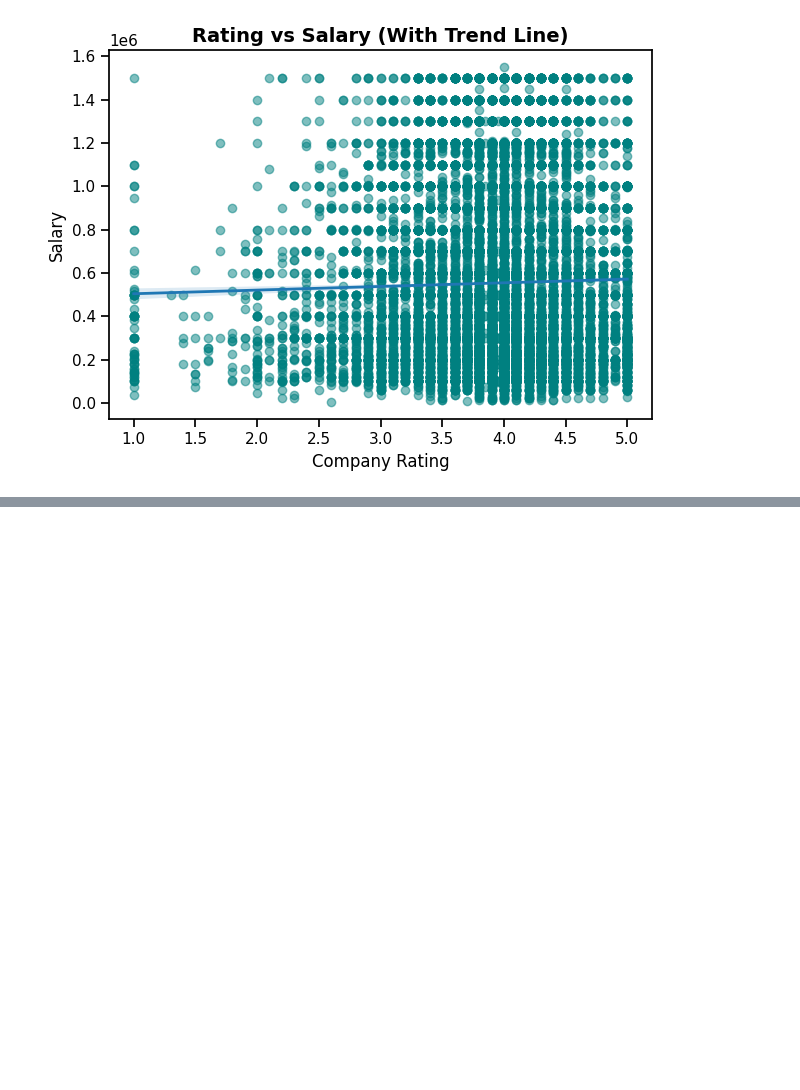
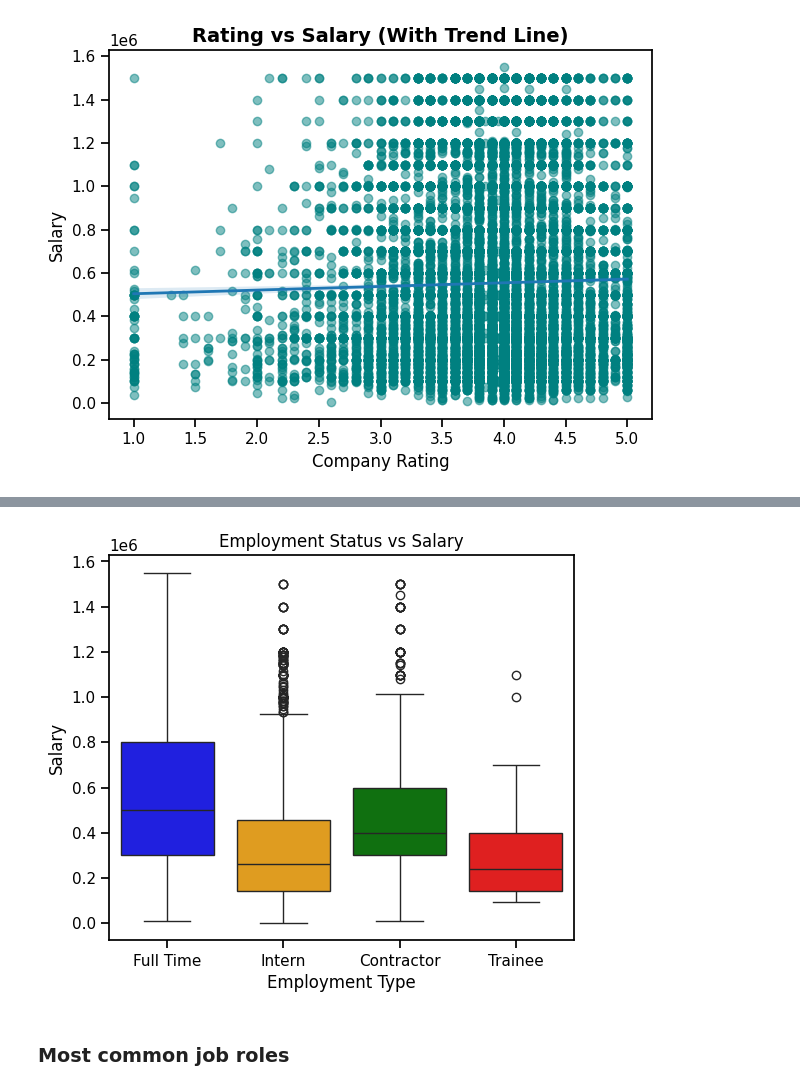
Before and after one commit to shsaniya04/Data-Analysis-with-Python, a Jupyter notebook: 17_DA_Salary_Project.ipynb, the cells around one changed output, grey strips where cells are left out. Cells and saved outputs as stored; diff of their text form; code cells hidden in the pictures; blank space fills up the shorter version.

```diff
--- a/17_DA_Salary_Project.ipynb
+++ b/17_DA_Salary_Project.ipynb
@@ -426,0 +453,16 @@ plt.show()
+# %%
+plt.figure(figsize=(6, 5))
+
+colors = ['blue', 'orange', 'green', 'red']
+
+sns.boxplot(x='EmploymentStatus', y='Salary', hue='EmploymentStatus', data=df, palette=colors, legend=False)
+
+plt.title("Employment Status vs Salary")
+plt.xlabel("Employment Type")
+plt.ylabel("Salary")
+
+plt.show()
+# %% [output]
+[figure, added]
+# %% [markdown]
+### **Most common job roles**
```
Also changed, not shown: parts of 9 cells of this notebook.
